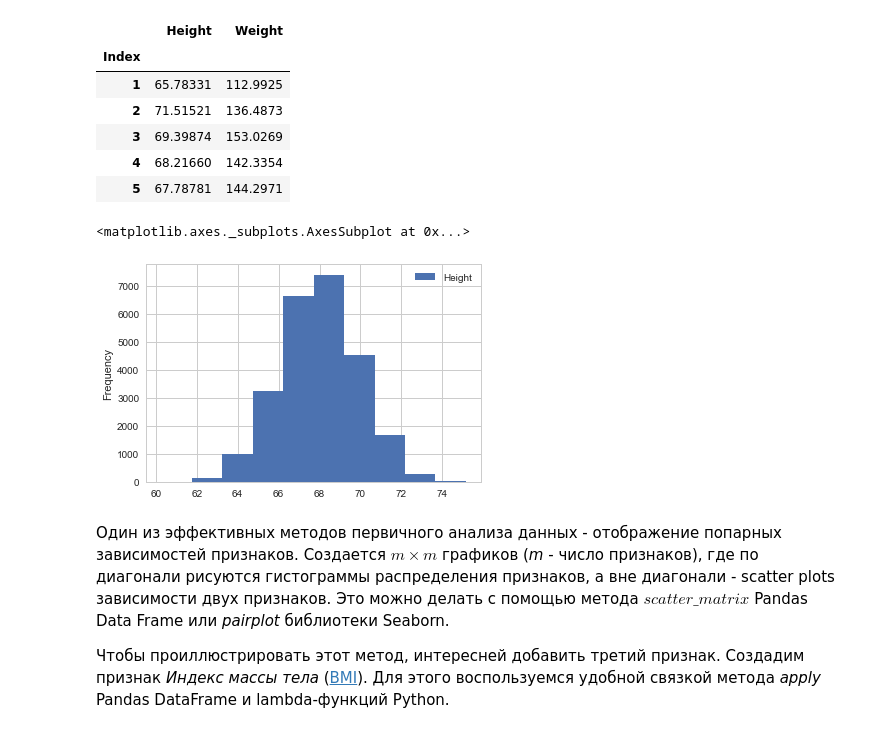
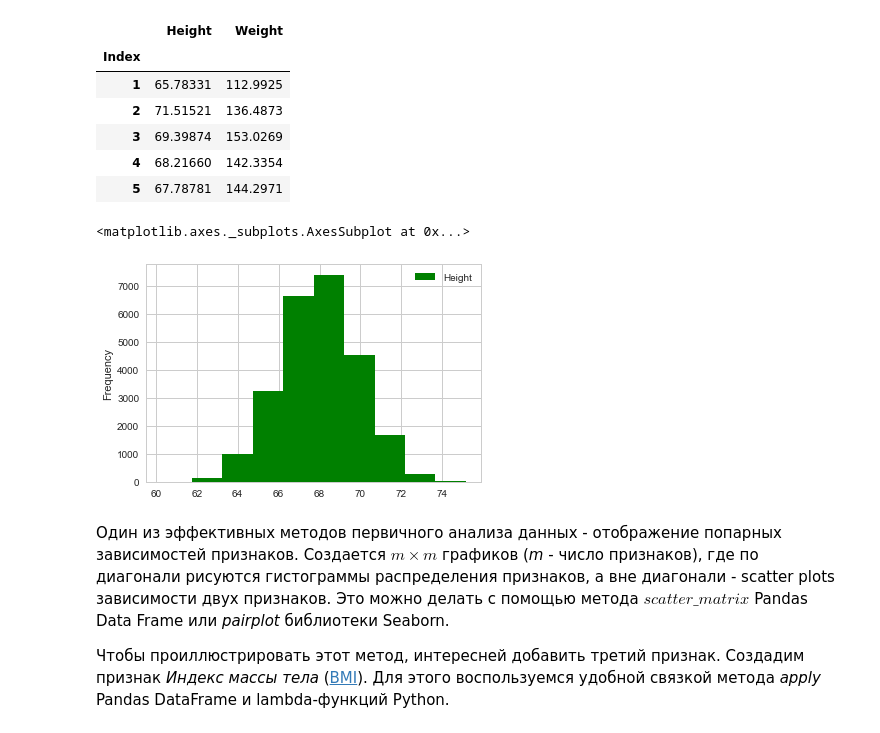
Before and after one commit to pkuderov/mlda-course, a Jupyter notebook: 02. supervised-learning/01. w1a_linreg_height_weight.ipynb, the cells around one changed output. Saved outputs shown, nothing was run; the diff lists cells and outputs as text; code cells hidden in the pictures.

```diff
--- a/02. supervised-learning/01. linreg_height_weight.ipynb
+++ b/02. supervised-learning/01. w1a_linreg_height_weight.ipynb
@@ -73,10 +73,10 @@ data.head(5)
 | 4 | 68.21660 | 142.3354 |
 | 5 | 67.78781 | 144.2971 |
 # %%
-data.plot(y='Height', kind='hist')
+data.plot(y='Height', kind='hist', color='green')
 # %% [output]
 <matplotlib.axes._subplots.AxesSubplot at 0x...>
-[figure, old version]
+[figure, new version]
 # %% [markdown]
 Один из эффективных методов первичного анализа данных - отображение попарных зависимостей признаков. Создается $m \times m$ графиков (*m* - число признаков), где по диагонали рисуются гистограммы распределения признаков, а вне диагонали - scatter plots зависимости двух признаков. Это можно делать с помощью метода $scatter\_matrix$ Pandas Data Frame или *pairplot* библиотеки Seaborn.
 
```
Also changed, not shown: parts of 3 cells of this notebook, 4 other files.
